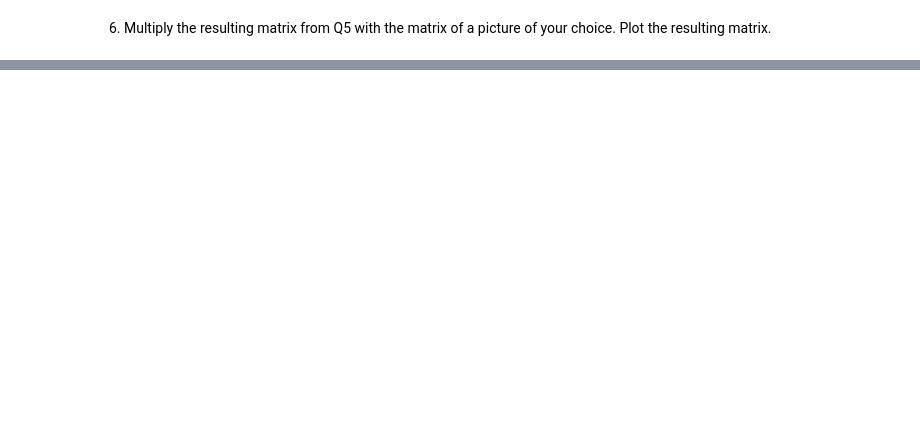
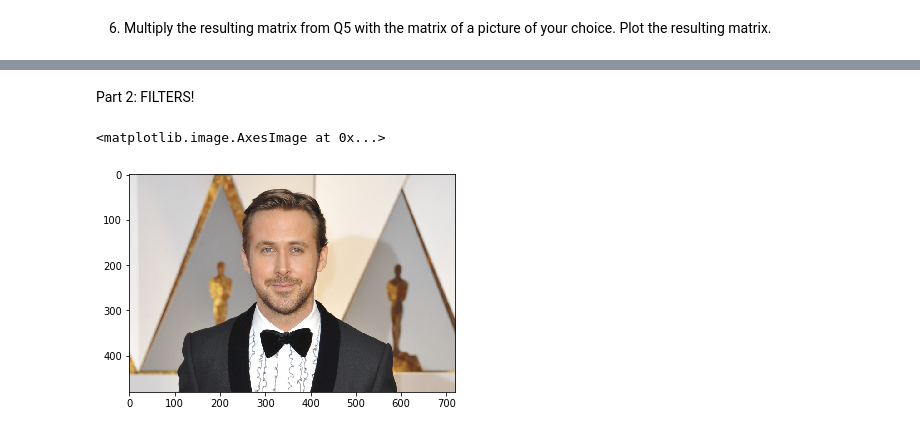
Before and after one commit to rquerino/42_Rushes, a Jupyter notebook: numpy/notebooks/numpy_rush.ipynb, the cells around one changed output, grey strips where cells are left out. Drawn from its saved outputs; the diff is of its cells as text; code cells hidden in the pictures; blank space fills up the shorter version.

```diff
--- a/numpy/notebooks/numpy_rush.ipynb
+++ b/numpy/notebooks/numpy_rush.ipynb
@@ -106,0 +108,27 @@ plt.imshow(img)
+# %% [markdown]
+Part 2: FILTERS!
+# %%
+#Functions needed to apply the filters
+#Get channels from image (R, G, B)
+def getChannels(img):
+    r = img[:, :, 0]
+    g = img[:, :, 1]
+    b = img[:, :, 2]
+    return r, g, b
+
+#Multiply specific channel to a value
+def applyValue(chan, value):
+    chan[:,:] = np.clip((chan[:,:] * value), 0, 1)
+#     chan[:,:] = (chan[:,:] * value)
+    return chan
+
+#Bring back the channels together
+def joinChannels(r, g, b):
+    return np.stack([r, g, b], axis=2)
+
+#Original Image
+original = plt.imread("ryan.png")
+plt.imshow(original)
+# %% [output]
+<matplotlib.image.AxesImage at 0x...>
+[figure, added]
```
Also changed, not shown: parts of 8 cells of this notebook, 4 other files.
